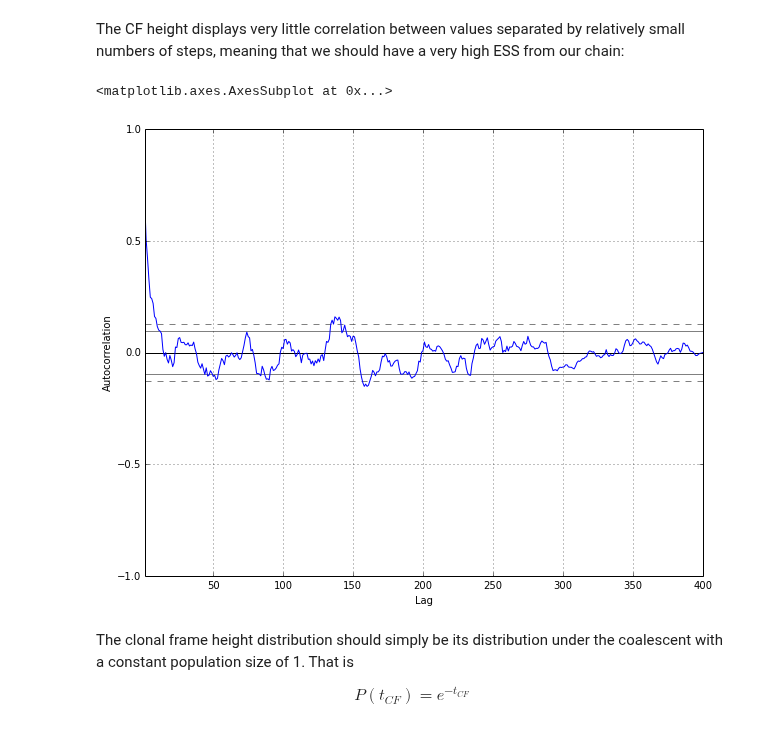
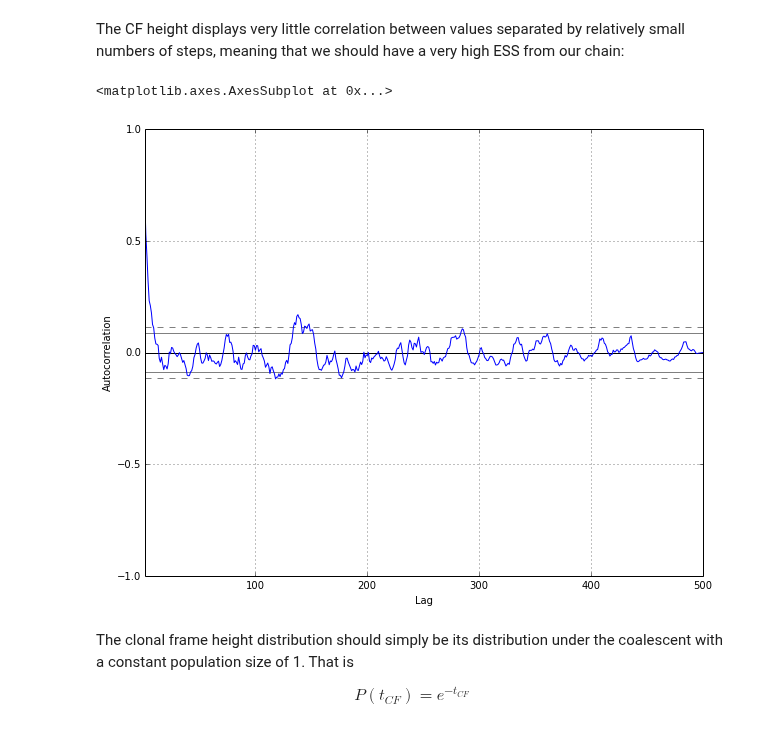
Before and after one commit to tgvaughan/bacter, a Jupyter notebook: examples/Debugging.ipynb, the cells around one changed output. Drawn from its saved outputs; the diff is of its cells as text; code cells hidden in the pictures.

```diff
--- a/examples/Debugging.ipynb
+++ b/examples/Debugging.ipynb
@@ -47,10 +47,10 @@ plot(df.head(1000)['Sample'], df.head(1000)['arg.CFheight'])
 The CF height displays very little correlation between values separated by relatively small numbers of steps, meaning that we should have a very high ESS from our chain:
 # %%
 from pandas.tools.plotting import autocorrelation_plot
-autocorrelation_plot(df.head(400)['arg.CFheight'])
+autocorrelation_plot(df.head(500)['arg.CFheight'])
 # %% [output]
 <matplotlib.axes.AxesSubplot at 0x...>
-[figure, old version]
+[figure, new version]
 # %% [markdown]
 The clonal frame height distribution should simply be its distribution under the coalescent with a constant population size of 1. That is
 
```
Also changed, not shown: 1 other file.
